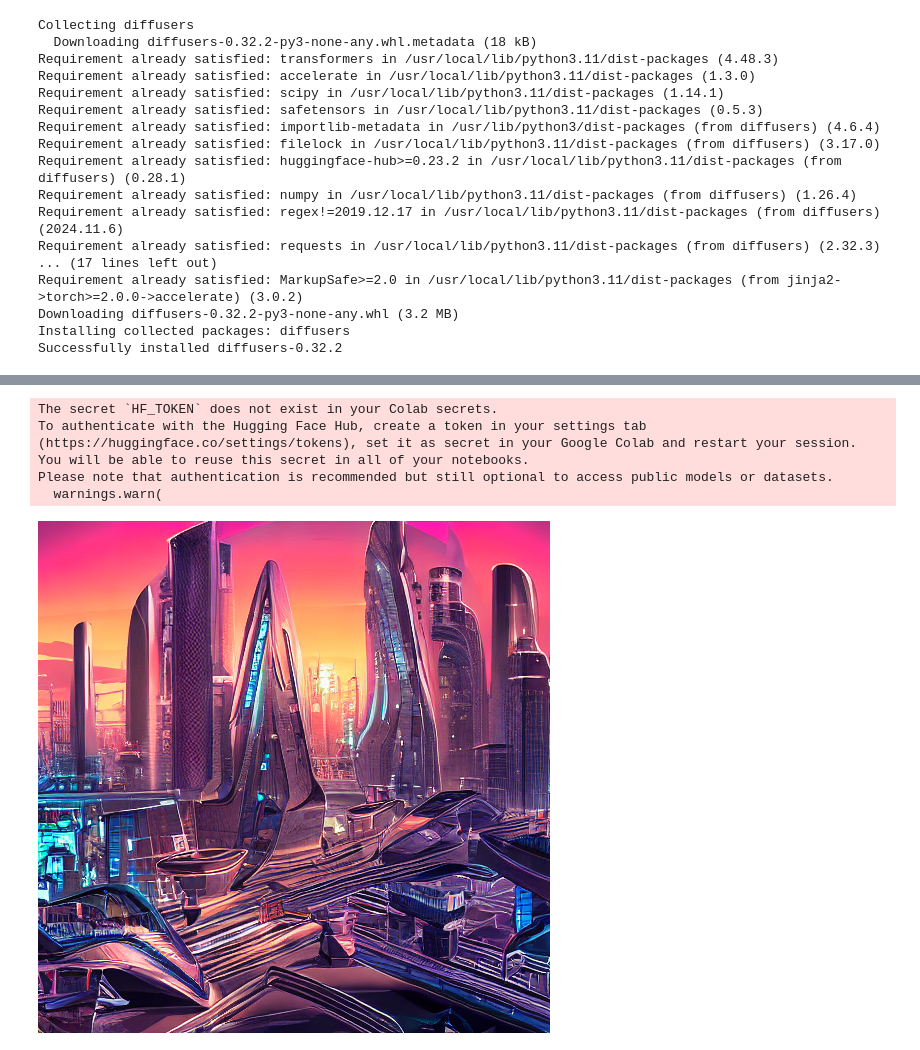
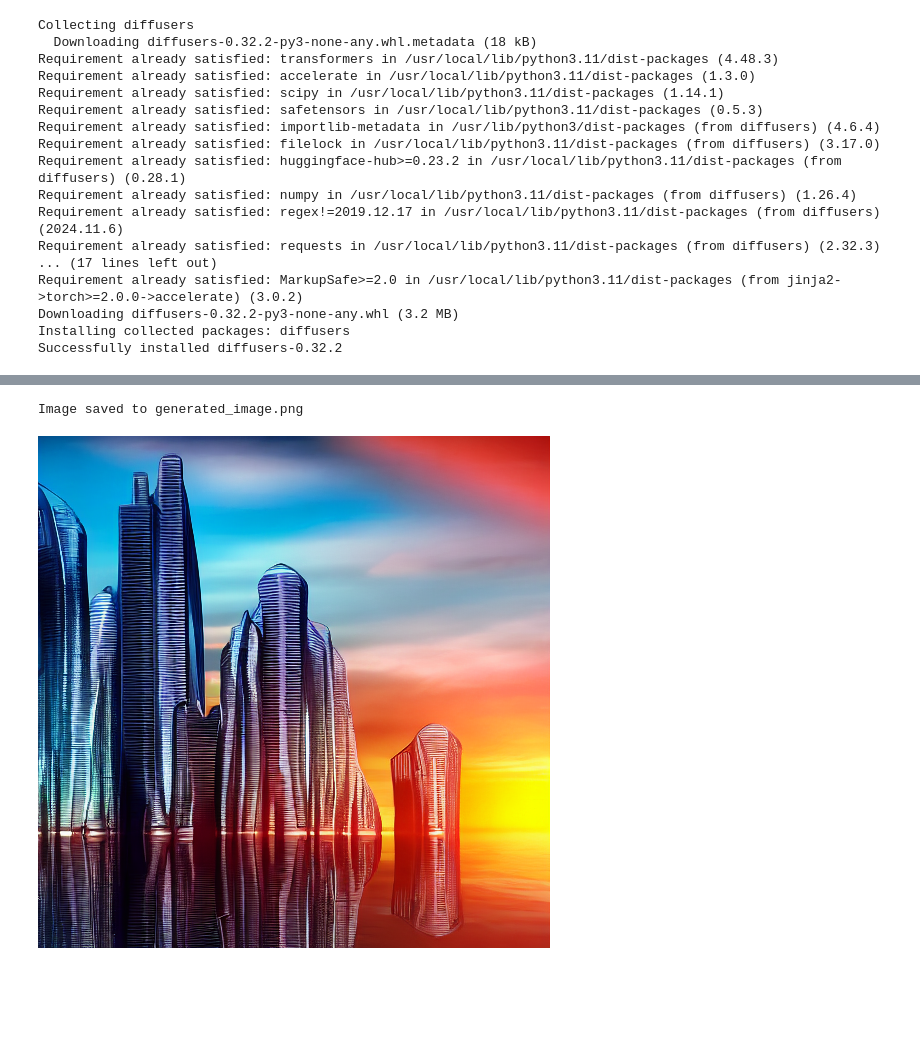
Before and after one commit to harjeet88/LLM_experiemnts, a Jupyter notebook: LLMs_image/diffuser_slow.ipynb, the cells around one changed output, grey strips where cells are left out. Saved outputs shown, nothing was run; the diff lists cells and outputs as text; code cells hidden in the pictures; blank space fills up the shorter version.

```diff
--- a/LLMs_image/diffuser_slow.ipynb
+++ b/LLMs_image/diffuser_slow.ipynb
@@ -33,9 +25,0 @@ The cache for model files in Transformers v4.22.0 has been updated. Migrating yo
-# %%
-model_id = "runwayml/stable-diffusion-v1-5" # or other model.
-pipe = StableDiffusionPipeline.from_pretrained(model_id)
-# %% [output]
-The secret `HF_TOKEN` does not exist in your Colab secrets.
-To authenticate with the Hugging Face Hub, create a token in your settings tab (https://huggingface.co/settings/tokens), set it as secret in your Google Colab and restart your session.
-You will be able to reuse this secret in all of your notebooks.
-Please note that authentication is recommended but still optional to access public models or datasets.
-  warnings.warn(
@@ -45,5 +25,0 @@ image = pipe(prompt).images[0]
-# %%
-image.save("generated_image.png")
-image
-# %% [output]
-[figure, removed]
@@ -49,0 +42,14 @@ image
+# %%
+if __name__ == "__main__":
+    prompt = "A futuristic cityscape at sunset"
+    output_path = "generated_image.png"
+    generate_image(prompt, output_path)
+# %% [output]
+Image saved to generated_image.png
+# %%
+# prompt: display image from current directory
+
+from IPython.display import Image
+Image("generated_image.png")
+# %% [output]
+[figure, added]
```
Also changed, not shown: parts of 4 cells of this notebook.
